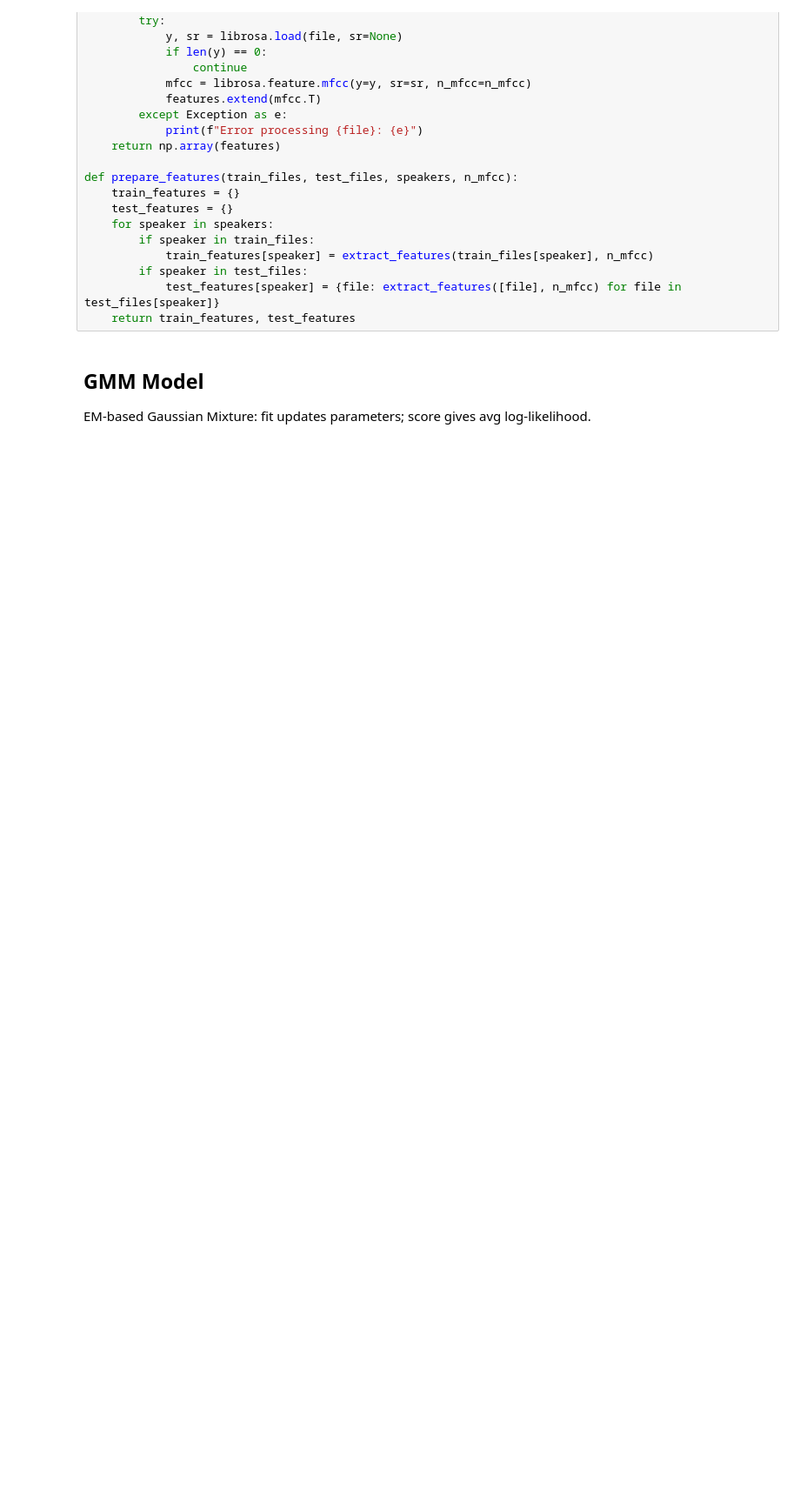
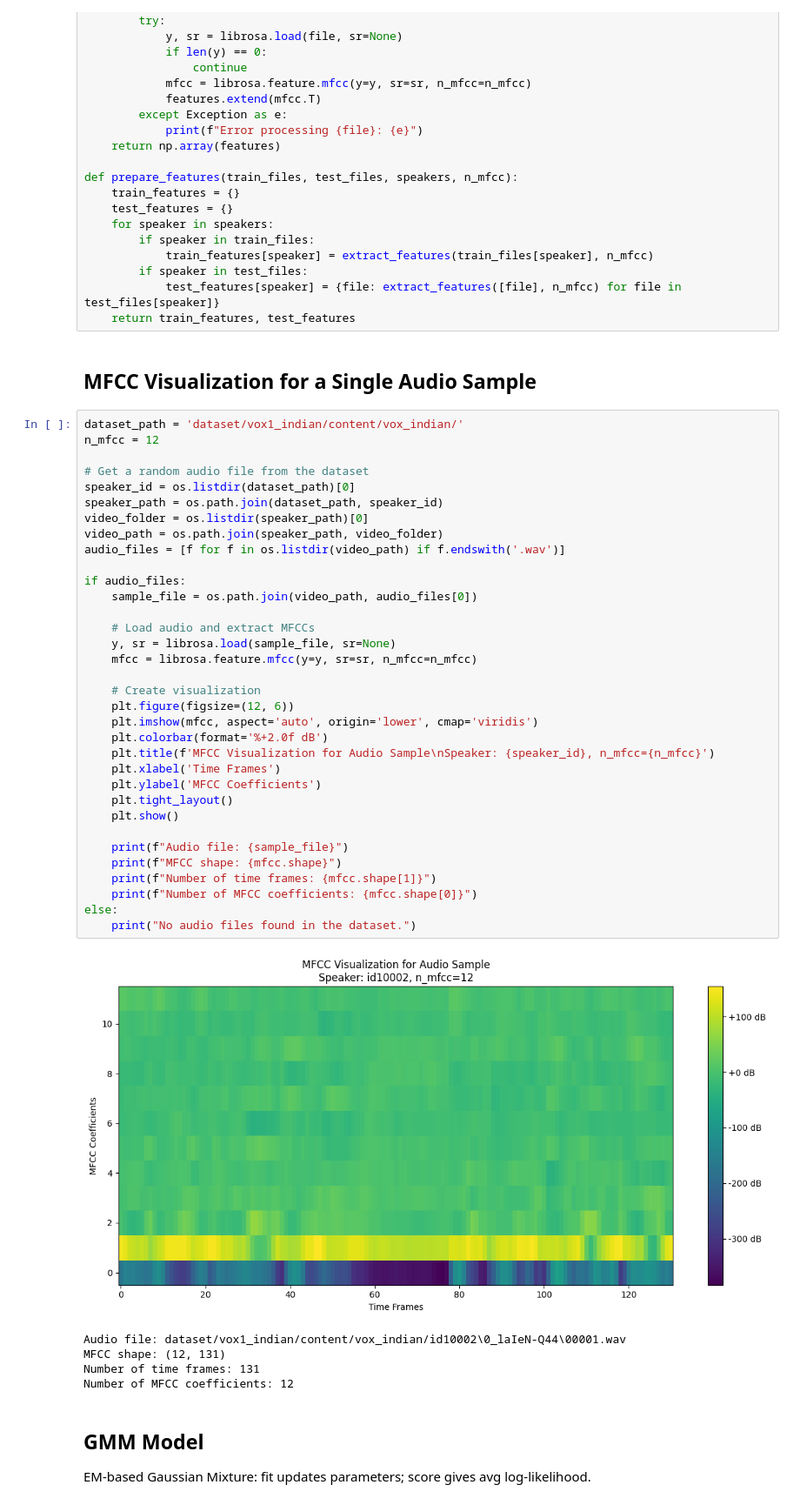
Before and after one commit to shivambhagat79/em-speaker-identification, a Jupyter notebook: main.ipynb, the cells around one changed output. Shown: that part at 87% size. Saved outputs shown, nothing was run; the diff lists cells and outputs as text; blank space fills up the shorter version.

```diff
--- a/main.ipynb
+++ b/main.ipynb
@@ -75,6 +77,48 @@ def prepare_features(train_files, test_files, speakers, n_mfcc):
         if speaker in test_files:
             test_features[speaker] = {file: extract_features([file], n_mfcc) for file in test_files[speaker]}
     return train_features, test_features
+# %% [markdown]
+## MFCC Visualization for a Single Audio Sample
+# %%
+dataset_path = 'dataset/vox1_indian/content/vox_indian/'
+n_mfcc = 12
+
+# Get a random audio file from the dataset
+speaker_id = os.listdir(dataset_path)[0]
+speaker_path = os.path.join(dataset_path, speaker_id)
+video_folder = os.listdir(speaker_path)[0]
+video_path = os.path.join(speaker_path, video_folder)
+audio_files = [f for f in os.listdir(video_path) if f.endswith('.wav')]
+
+if audio_files:
+    sample_file = os.path.join(video_path, audio_files[0])
+
+    # Load audio and extract MFCCs
+    y, sr = librosa.load(sample_file, sr=None)
+    mfcc = librosa.feature.mfcc(y=y, sr=sr, n_mfcc=n_mfcc)
+
+    # Create visualization
+    plt.figure(figsize=(12, 6))
+    plt.imshow(mfcc, aspect='auto', origin='lower', cmap='viridis')
+    plt.colorbar(format='%+2.0f dB')
+    plt.title(f'MFCC Visualization for Audio Sample\nSpeaker: {speaker_id}, n_mfcc={n_mfcc}')
+    plt.xlabel('Time Frames')
+    plt.ylabel('MFCC Coefficients')
+    plt.tight_layout()
+    plt.show()
+
+    print(f"Audio file: {sample_file}")
+    print(f"MFCC shape: {mfcc.shape}")
+    print(f"Number of time frames: {mfcc.shape[1]}")
+    print(f"Number of MFCC coefficients: {mfcc.shape[0]}")
+else:
+    print("No audio files found in the dataset.")
+# %% [output]
+[figure, added]
+Audio file: dataset/vox1_indian/content/vox_indian/id10002\0_laIeN-Q44\00001.wav
+MFCC shape: (12, 131)
+Number of time frames: 131
+Number of MFCC coefficients: 12
 # %% [markdown]
 ## GMM Model
 EM-based Gaussian Mixture: fit updates parameters; score gives avg log-likelihood.
```
Also changed, not shown: parts of 3 cells of this notebook, 1 other file.
